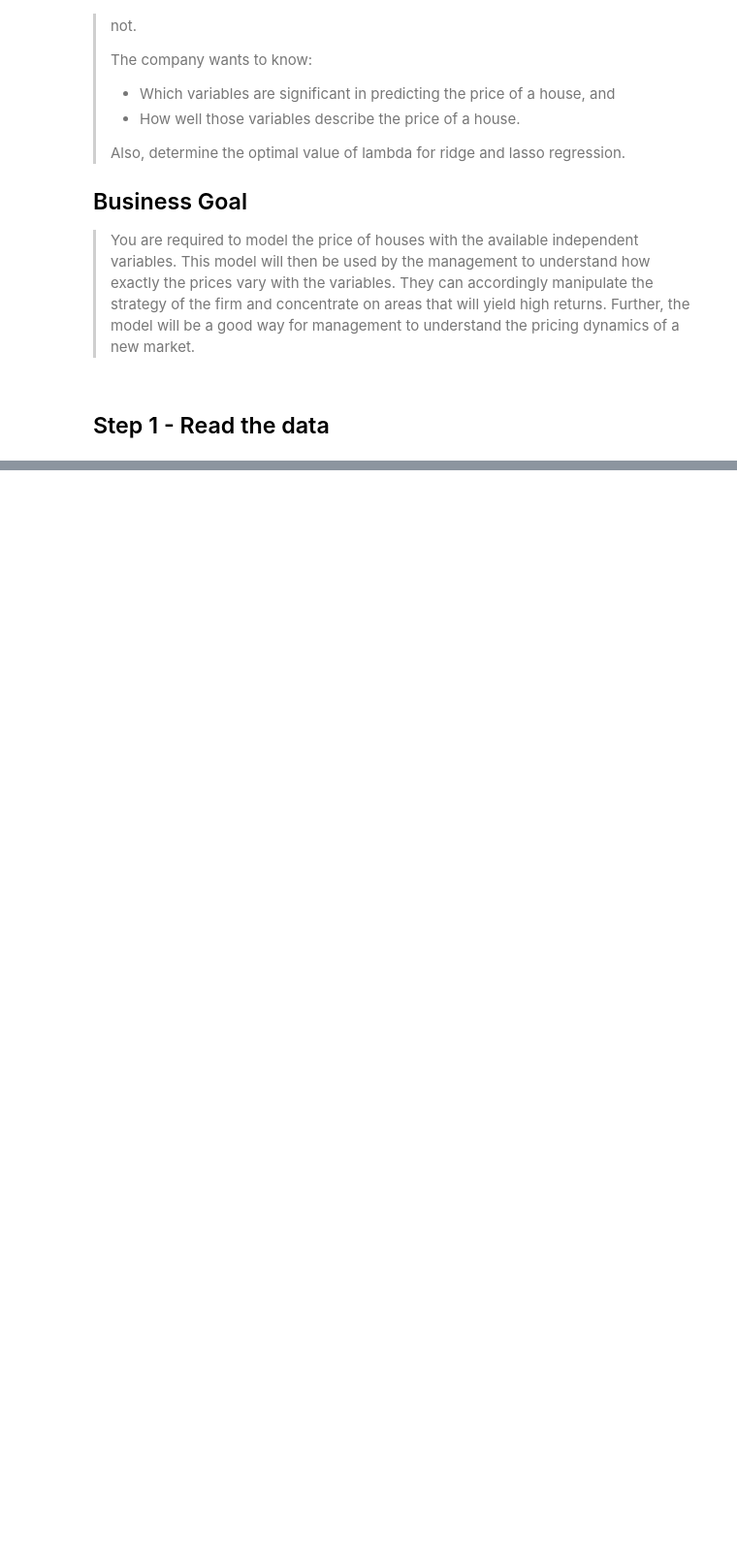
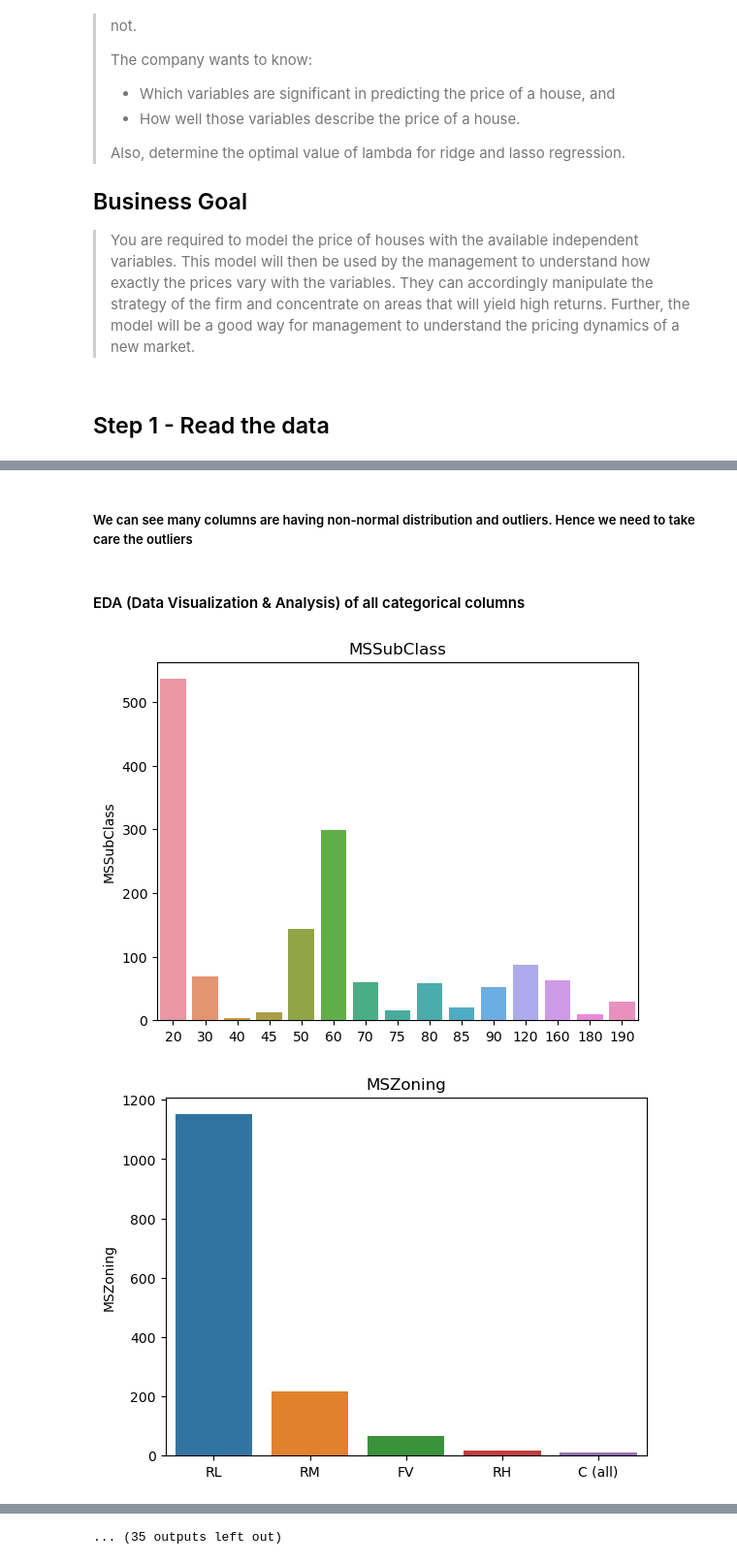
Before and after one commit to Mohinesh27/AssignmentAdvancedRegression, a Jupyter notebook: Assignment-Advanced-Regression-Part-I.ipynb, the cells around one changed output, grey strips where cells are left out. Shown at 97% size. Drawn from its saved outputs; the diff is of its cells as text; code cells hidden in the pictures; blank space fills up the shorter version.

```diff
--- a/Assignment-Advanced-Regression-Part-I.ipynb
+++ b/Assignment-Advanced-Regression-Part-I.ipynb
@@ -42,0 +325,8 @@ warnings.filterwarnings("ignore")
+# %%
+# get the categorical columns
+
+df_categorical = df.select_dtypes(include='object')
+
+# check the top 5 records of categorical dataset
+
+df_categorical.head()
@@ -42,0 +371,17 @@ warnings.filterwarnings("ignore")
+# %% [markdown]
+##### We can see many columns are having non-normal distribution and outliers. Hence we need to take care the outliers
+# %% [markdown]
+#### EDA (Data Visualization & Analysis) of all categorical columns
+# %%
+# Check all categorical columns or variables using barplots
+
+# using for loop because of no of categorical columns
+
+for col in df_categorical.columns:
+    plt.figure()
+    plt.title(col)
+    sns.barplot(x=df_categorical[col].value_counts().index, y=df_categorical[col].value_counts())
+    plt.show()
+# %% [output]
+[figure, added]
+[figure, added]
@@ -42,0 +398 @@ warnings.filterwarnings("ignore")
+... (35 outputs left out)
```
Also changed, not shown: parts of 70 cells of this notebook.
